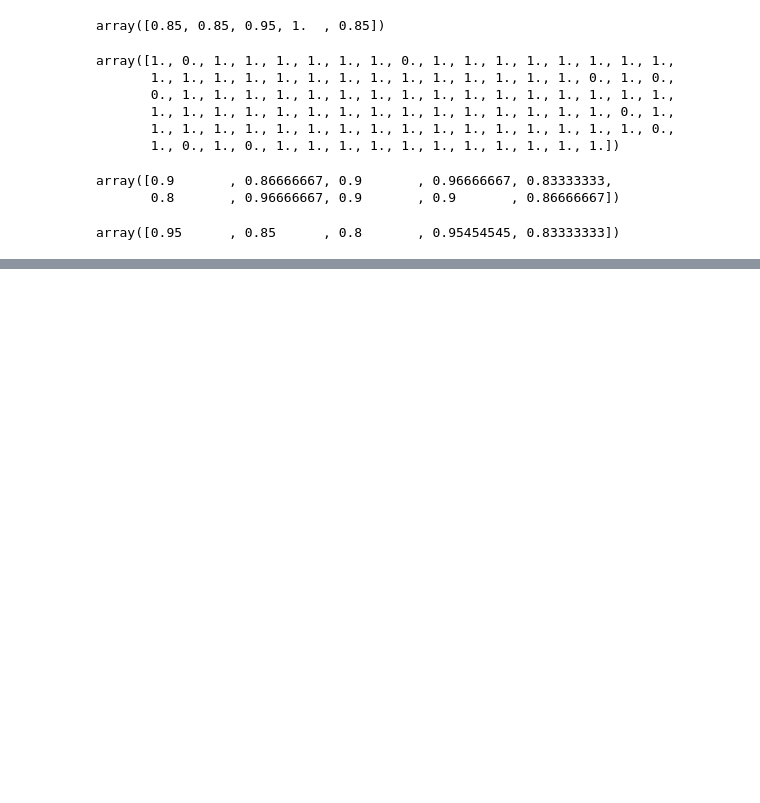
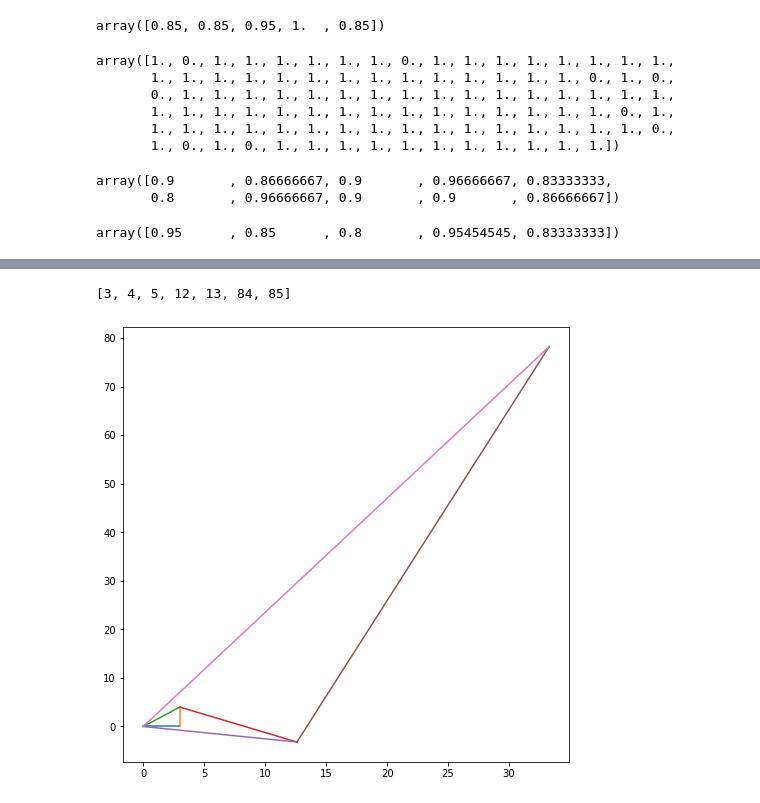
Before and after one commit to gadamico/Code-Snippets, a Jupyter notebook: scratch8.ipynb, the cells around one changed output, grey strips where cells are left out. Saved outputs shown, nothing was run; the diff lists cells and outputs as text; code cells hidden in the pictures; blank space fills up the shorter version.

```diff
--- a/scratch8.ipynb
+++ b/scratch8.ipynb
@@ -319,0 +394,5 @@ array([0.95      , 0.85      , 0.8       , 0.95454545, 0.83333333])
+# %%
+draw_triangles(3)
+# %% [output]
+[3, 4, 5, 12, 13, 84, 85]
+[figure, added]
```
Also changed, not shown: parts of 31 cells of this notebook.
